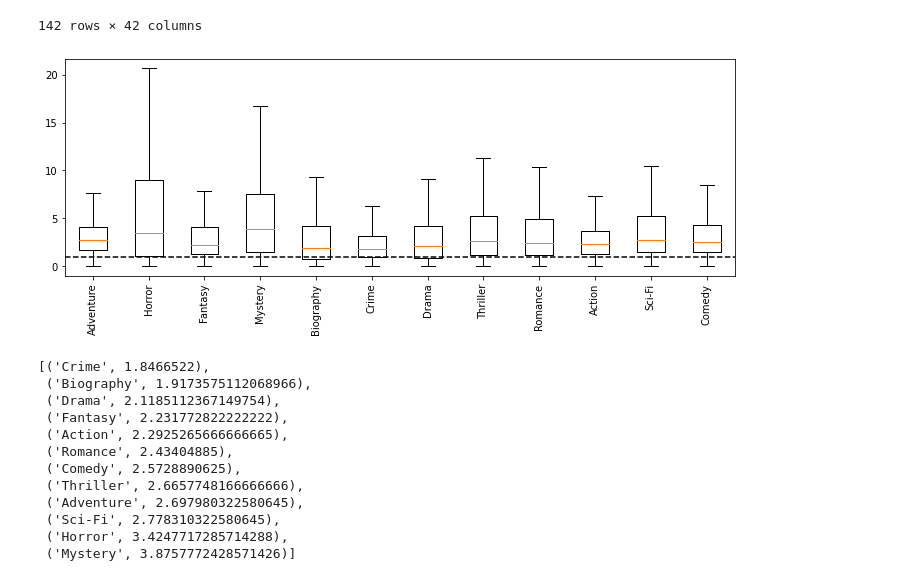
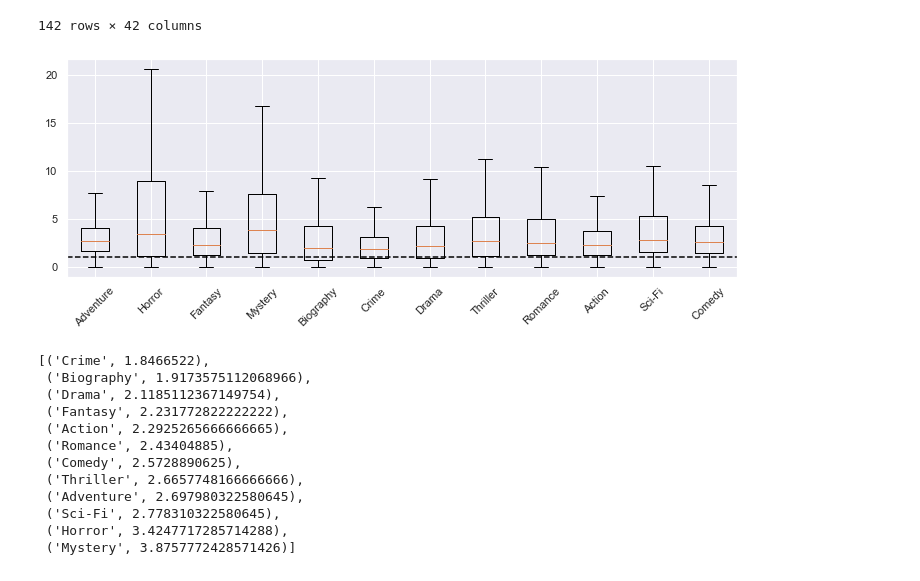
Before and after one commit to DanlBradley/dsc-phase-1-project-v2-3, a Jupyter notebook: alex.ipynb, the cells around one changed output. Saved outputs shown, nothing was run; the diff lists cells and outputs as text; code cells hidden in the pictures.

```diff
--- a/alex.ipynb
+++ b/alex.ipynb
@@ -5,6 +5,9 @@ import numpy as np
 import matplotlib.pyplot as plt
 import sqlite3
 import datetime
+import seaborn as sns
+
+sns.set()
 # %% [markdown]
 ## Loading Dataframes from CSVs and TSVs
 # %%
@@ -406,25 +412,25 @@ ratio_genre_df.loc[ratio_genre_df['Horror'] == True]
 # %%
 fig, ax = plt.subplots()
 
 boxplot_list = []
 index_list = []
 median_dict = {}
 for index in genre_tf_count.index:
    if genre_tf_count[index] > 100:
       index_list.append(index)
       median_dict[index] = ratio_genre_df.loc[ratio_genre_df[index] == True]['ratio'].median()
       boxplot_list.append(ratio_genre_df.loc[ratio_genre_df[index] == True]['ratio'])
 
 ax.boxplot(boxplot_list, showfliers = False)
 ax.axhline(y = 1, c = '#000000', linestyle = '--')
-ax.set_xticklabels(index_list, rotation = 90)
+ax.set_xticklabels(index_list, rotation = 45)
 
 fig.set_figwidth(12)
 
 
 plt.show()
 # %% [output]
-[figure, old version]
+[figure, new version]
 # %%
 median_dict = sorted(median_dict.items(), key = lambda x: x[1])
 # %%
```
Also changed, not shown: parts of 8 cells of this notebook, 7 other files.
